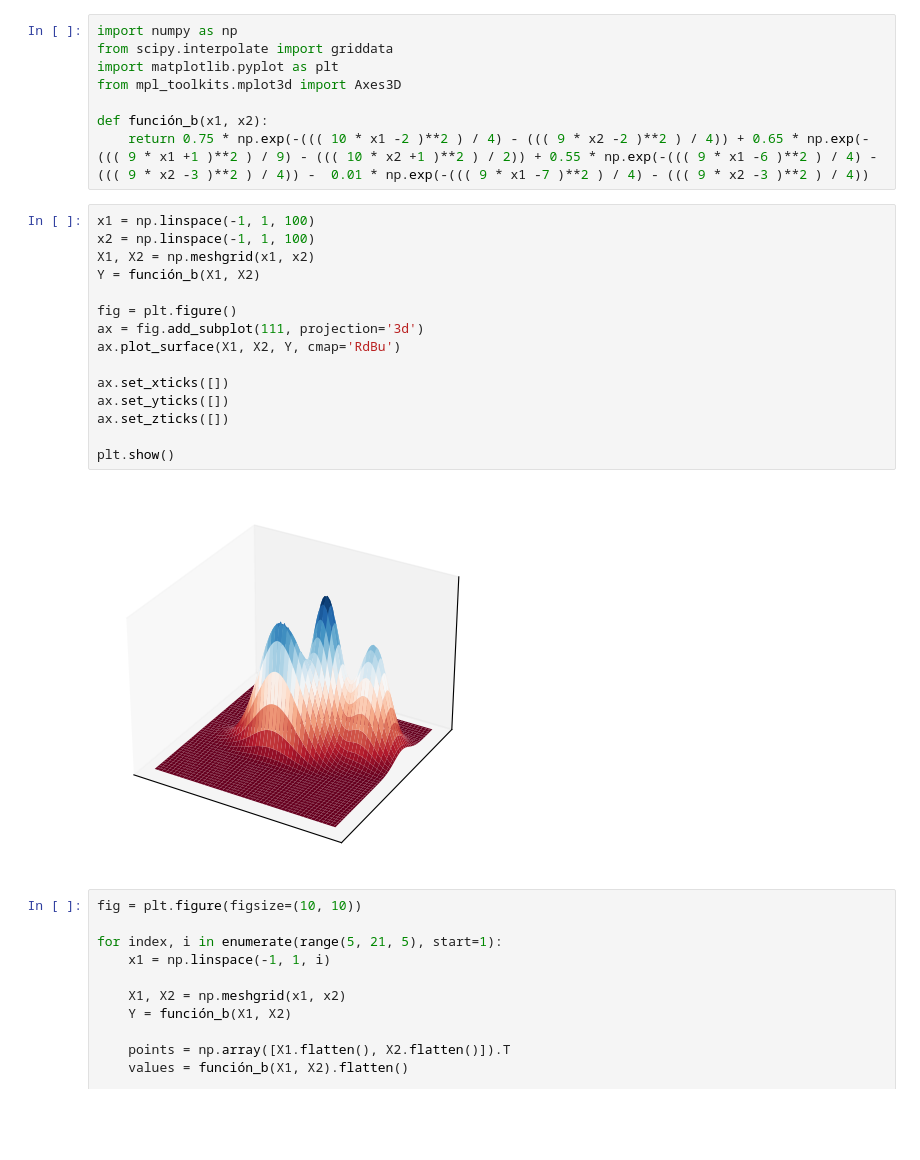
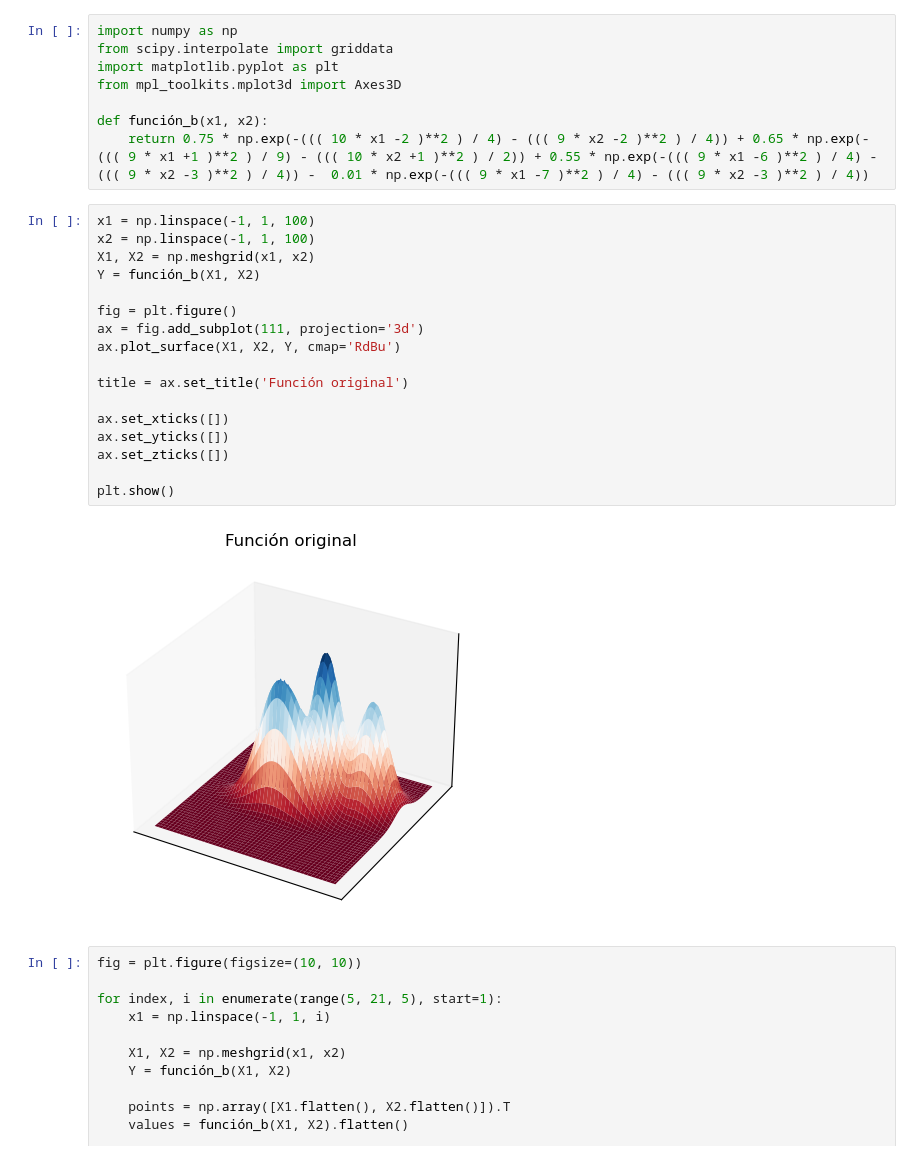
Before and after one commit to hilelmshalom/informe-interpolacion-MNyO-G6-TP1, a Jupyter notebook: ejercicio_1_b.ipynb, the cells around one changed output. Drawn from its saved outputs; the diff is of its cells as text; blank space fills up the shorter version.

```diff
--- a/ejercicio_1_b.ipynb
+++ b/ejercicio_1_b.ipynb
@@ -9,20 +9,22 @@ def función_b(x1, x2):
 # %%
 x1 = np.linspace(-1, 1, 100)
 x2 = np.linspace(-1, 1, 100)
 X1, X2 = np.meshgrid(x1, x2)
 Y = función_b(X1, X2)
 
 fig = plt.figure()
 ax = fig.add_subplot(111, projection='3d')
 ax.plot_surface(X1, X2, Y, cmap='RdBu')
 
+title = ax.set_title('Función original')
+
 ax.set_xticks([])
 ax.set_yticks([])
 ax.set_zticks([])
 
 plt.show()
 # %% [output]
-[figure, old version]
+[figure, new version]
 # %%
 fig = plt.figure(figsize=(10, 10))
 
```
Also changed, not shown: 1 other file.
